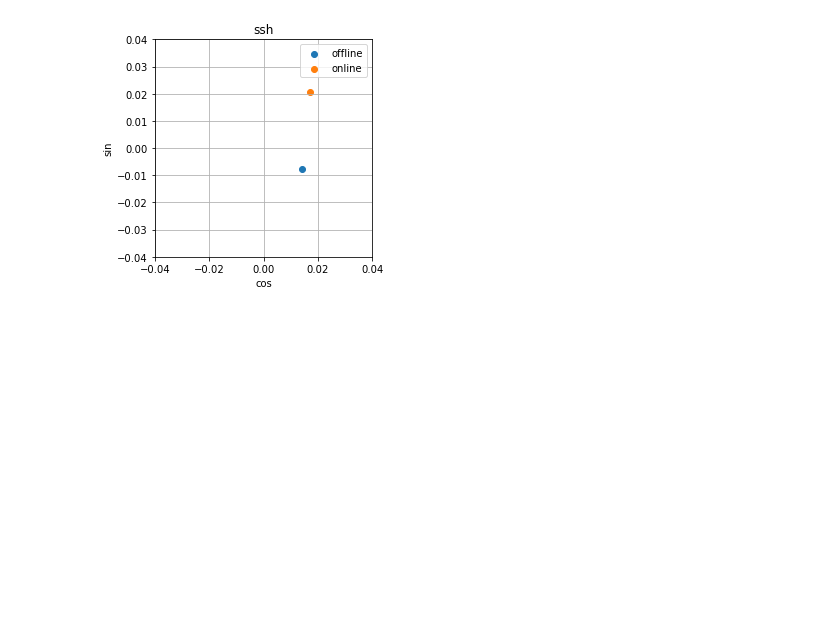
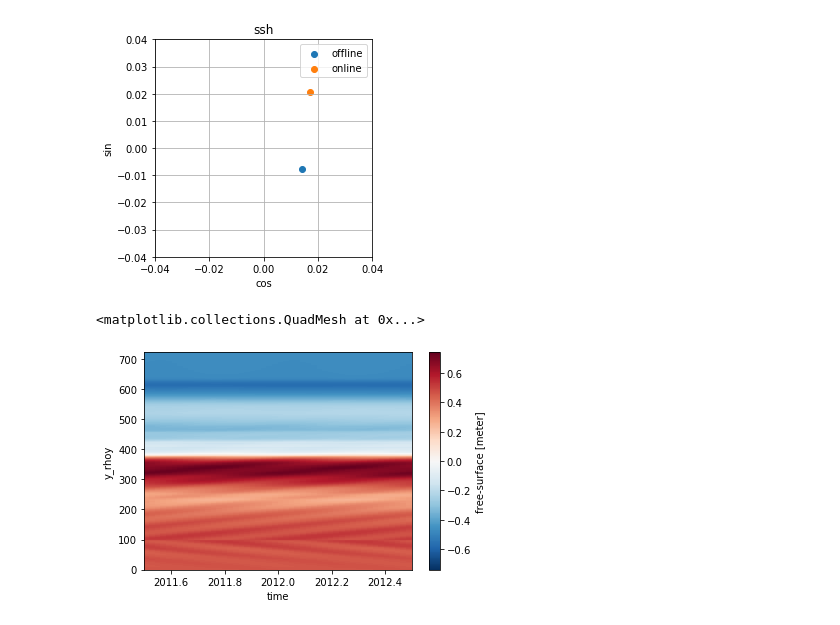
Before and after one commit to slgentil/croco, a Jupyter notebook: tutorials/pressure_tide.ipynb, the cells around one changed output. Cells and saved outputs as stored; diff of their text form; code cells hidden in the pictures; blank space fills up the shorter version.

Commit message:
add section for ssh cos/sin checking

```diff
--- a/tutorials/pressure_tide.ipynb
+++ b/tutorials/pressure_tide.ipynb
@@ -530,3 +530,12 @@ print("offline avg:", ds.ssh.mean("time").values, "online avg:", dsa.ssh_a.value
 harmonic, amplitude. offline: 0.016152272787098604 online: 0.026854062
 offline avg: [[0.61602896]] online avg: [0.57355547]
 [figure]
+# %%
+### test on SSH using section (compared with cos and sin from his)
+dsec = r['inst'].sel(time=slice(tbeg,tend))
+dsec.ssh_y.plot(x='time')
+
+dhis = r['his'].isel(time=indt)
+# %% [output]
+<matplotlib.collections.QuadMesh at 0x...>
+[figure, added]
```
Also changed, not shown: parts of 12 cells of this notebook.
